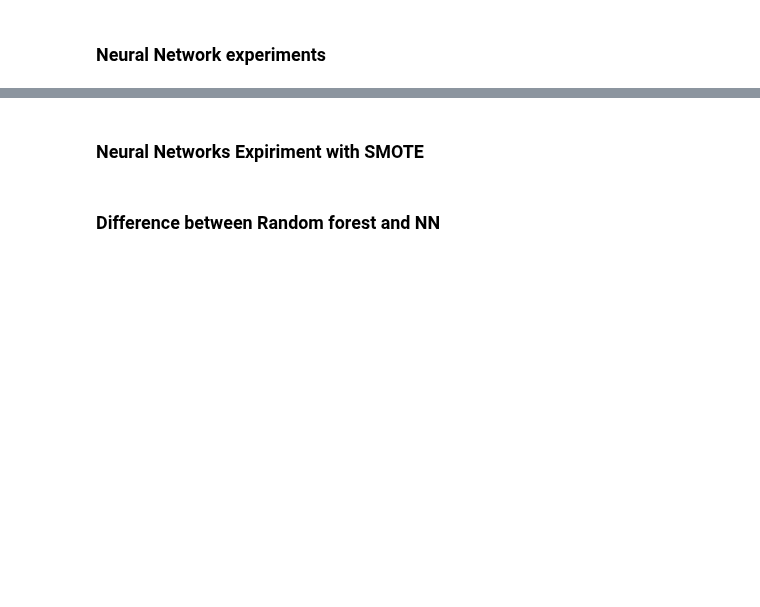
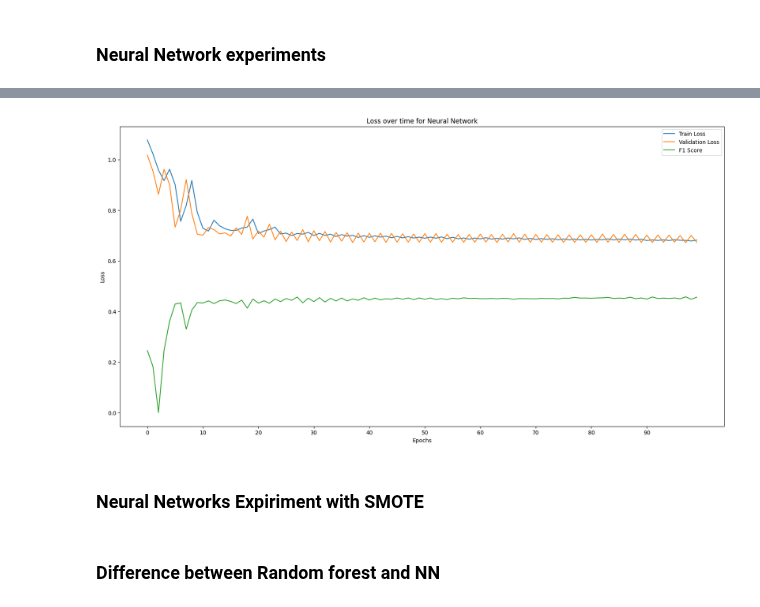
Before and after one commit to GharibSidney/kaggle_ML, a Jupyter notebook: src/test.ipynb, the cells around one changed output, grey strips where cells are left out. Saved outputs shown, nothing was run; the diff lists cells and outputs as text; code cells hidden in the pictures; blank space fills up the shorter version.

```diff
--- a/src/test.ipynb
+++ b/src/test.ipynb
@@ -543,3 +559,3 @@ perform_grid_search(cls_knn, X_train_scaled, y_train, param_grid_svm)
 # %%
-cls_knn = KNeighborsClassifier(n_neighbors=5,  weights='distance', algorithm='auto', leaf_size= 10)
+cls_knn = KNeighborsClassifier(n_neighbors=10,  weights='distance', algorithm='kd_tree', leaf_size= 10)
 model_training(cls_knn, X_train_scaled, y_train, X_validation_scaled, y_validation)
@@ -954,22 +1039,23 @@ for epoch in range(num_epochs):
     # Backward pass and optimization
     loss.backward()
     optimizer.step()
+    model.eval()
+    with torch.no_grad():
+        val_outputs = model(X_validation_tensor).squeeze()
+        val_loss = criterion(val_outputs, y_validation_tensor.squeeze())
+        val_preds = torch.round(torch.sigmoid(val_outputs))
+
+            # Calculate F1 Score or other metrics
+            # (Your F1 calculation code here using val_preds and y_validation_tensor)
+        f1 = f1_score(y_validation_tensor.cpu().numpy(), val_preds.cpu().numpy())
 
     # Validation after each epoch
     train_loss_array.append(loss.item())
     validation_loss_array.append(val_loss.item())
     F1_score_array.append(f1)
     if (epoch + 1) % 10 == 0:
-        model.eval()
-        with torch.no_grad():
-            val_outputs = model(X_validation_tensor).squeeze()
-            val_loss = criterion(val_outputs, y_validation_tensor.squeeze())
-            val_preds = torch.round(torch.sigmoid(val_outputs))
-
-            # Calculate F1 Score or other metrics
-            # (Your F1 calculation code here using val_preds and y_validation_tensor)
-        f1 = f1_score(y_validation_tensor.cpu().numpy(), val_preds.cpu().numpy())
         print(f"Epoch [{epoch+1}/{num_epochs}], Loss: {loss.item()}, Validation Loss: {val_loss.item()},  F1 Score: {f1}")
 
 classification_summary_one(y_validation, val_preds.cpu().numpy())
-loss_overtime(train_loss_array, validation_loss_array, F1_score_array, 'Basic Neural Network')
+loss_overtime(train_loss_array, validation_loss_array, F1_score_array, 'Neural Network')
+# %% [output]
@@ -976,3 +1079,4 @@ loss_overtime(train_loss_array, validation_loss_array, F1_score_array, 'Basic Ne
+[figure, added]
 # %% [markdown]
 ### Neural Networks Expiriment with SMOTE
 # %%
```
Also changed, not shown: parts of 11 cells of this notebook, 2 other files.
